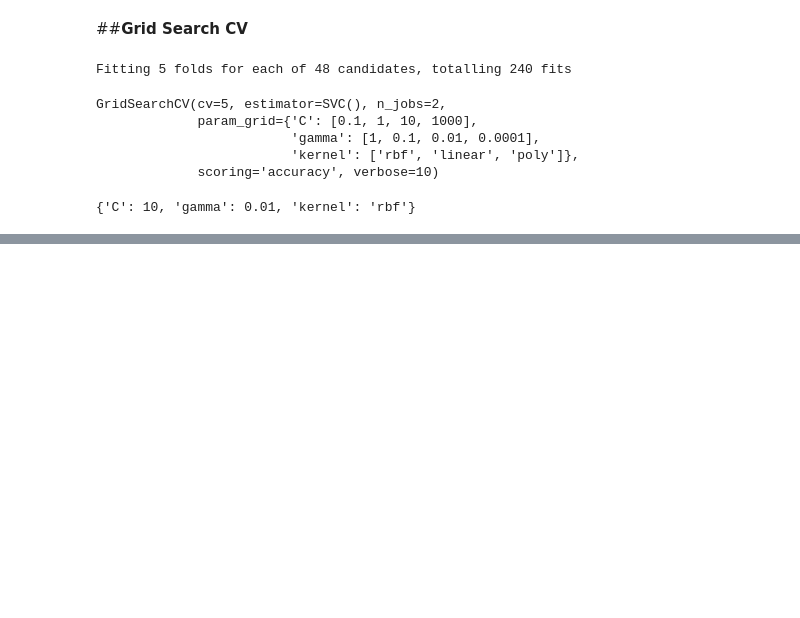
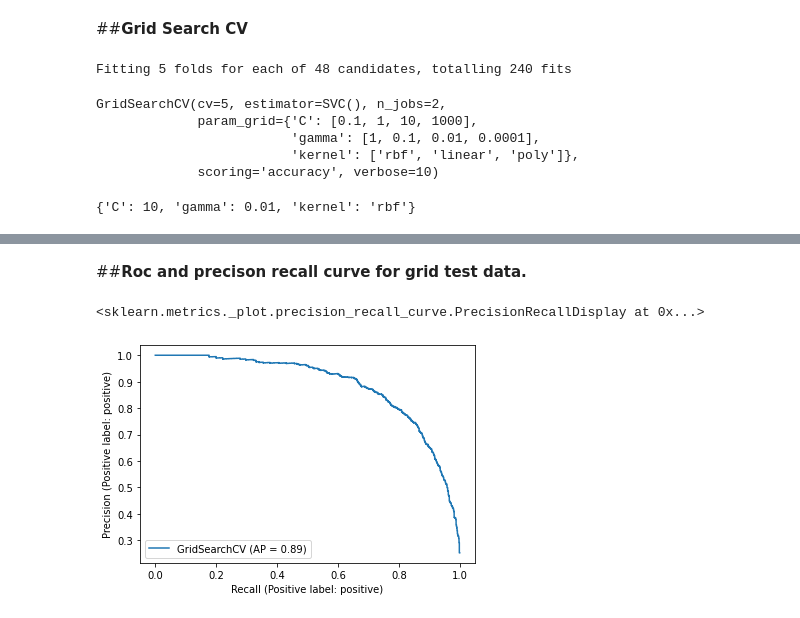
Before and after one commit to sagar2582/Sentiment-Analysis-of-Tweets, a Jupyter notebook: Tweets(Sentimental_Analysis).ipynb, the cells around one changed output, grey strips where cells are left out. Cells and saved outputs as stored; diff of their text form; code cells hidden in the pictures; blank space fills up the shorter version.

```diff
--- a/Tweets(Sentimental_Analysis).ipynb
+++ b/Tweets(Sentimental_Analysis).ipynb
@@ -346,0 +387,7 @@ print(confusion_matrix(y_test,g_pred_test))
+# %% [markdown]
+##**Roc and precison recall curve for grid test data.**
+# %%
+metrics.plot_precision_recall_curve(grid, test_vectorized, y_test)
+# %% [output]
+<sklearn.metrics._plot.precision_recall_curve.PrecisionRecallDisplay at 0x...>
+[figure, added]
```
Also changed, not shown: parts of 25 cells of this notebook.
